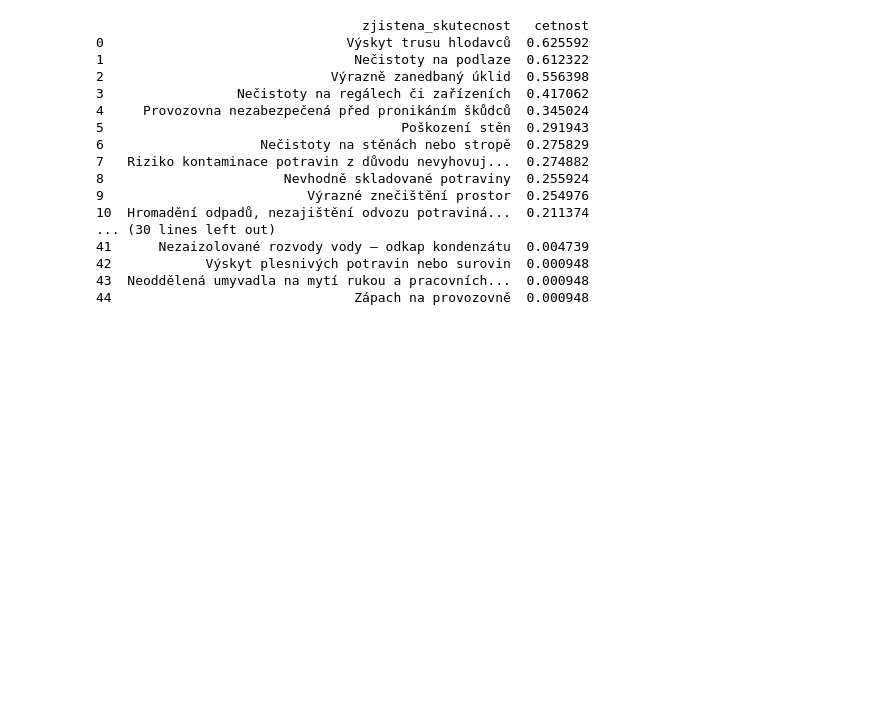
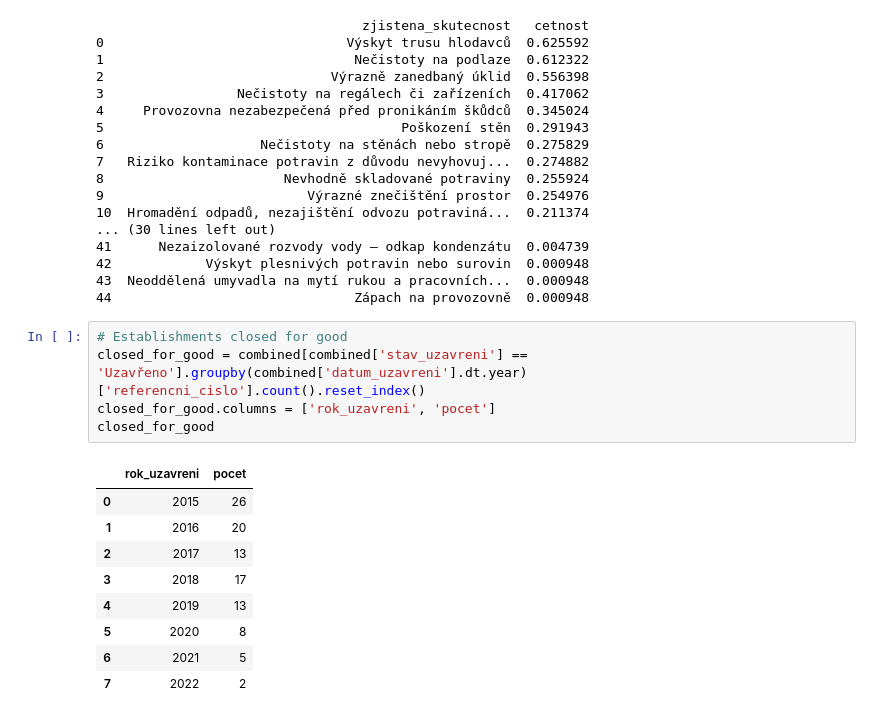
Before and after one commit to jandolezal/potraviny, a Jupyter notebook: notebooks/explore.ipynb, the cells around one changed output. Drawn from its saved outputs; the diff is of its cells as text; blank space fills up the shorter version.

```diff
--- a/notebooks/explore.ipynb
+++ b/notebooks/explore.ipynb
@@ -109,3 +112,18 @@ print(sorted_offenses_freq_df)
 42            Výskyt plesnivých potravin nebo surovin  0.000948
 43  Neoddělená umyvadla na mytí rukou a pracovních...  0.000948
 44                               Zápach na provozovně  0.000948
+# %%
+# Establishments closed for good
+closed_for_good = combined[combined['stav_uzavreni'] == 'Uzavřeno'].groupby(combined['datum_uzavreni'].dt.year)['referencni_cislo'].count().reset_index()
+closed_for_good.columns = ['rok_uzavreni', 'pocet']
+closed_for_good
+# %% [output]
+|  | rok_uzavreni | pocet |
+| 0 | 2015 | 26 |
+| 1 | 2016 | 20 |
+| 2 | 2017 | 13 |
+| 3 | 2018 | 17 |
+| 4 | 2019 | 13 |
+| 5 | 2020 | 8 |
+| 6 | 2021 | 5 |
+| 7 | 2022 | 2 |
```
Also changed, not shown: parts of 12 cells of this notebook.
